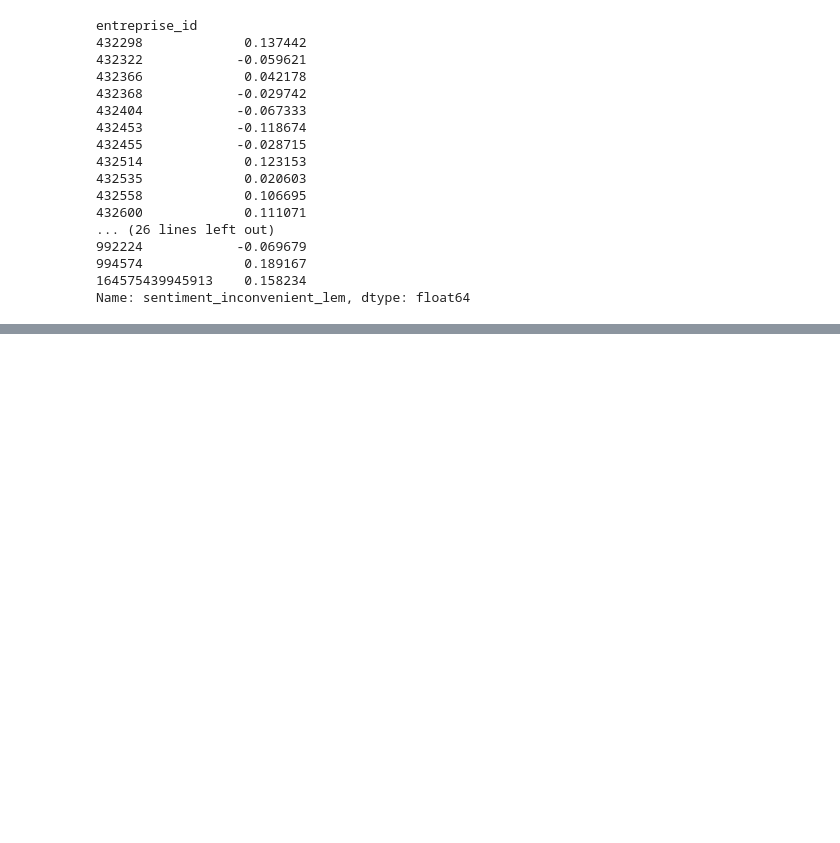
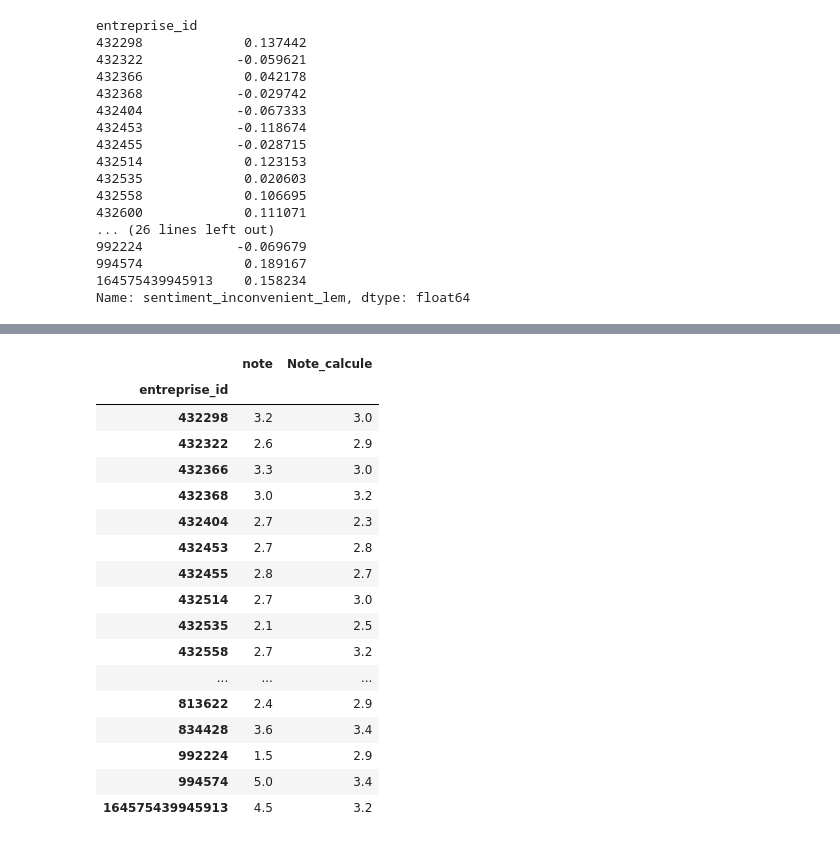
Before and after one commit to fmezirard/TAL, a Jupyter notebook: TraitementReview.ipynb, the cells around one changed output, grey strips where cells are left out. Cells and saved outputs as stored; diff of their text form; code cells hidden in the pictures; blank space fills up the shorter version.

```diff
--- a/TraitementReview.ipynb
+++ b/TraitementReview.ipynb
@@ -297,0 +359,22 @@ dtype: float64
+# %%
+moyenne_notes['Note_calcule'] = notes_echelle_1_converties
+moyenne_notes
+# %% [output]
+|  | note | Note_calcule |
+| entreprise_id |  |  |
+| 432298 | 3.2 | 3.0 |
+| 432322 | 2.6 | 2.9 |
+| 432366 | 3.3 | 3.0 |
+| 432368 | 3.0 | 3.2 |
+| 432404 | 2.7 | 2.3 |
+| 432453 | 2.7 | 2.8 |
+| 432455 | 2.8 | 2.7 |
+| 432514 | 2.7 | 3.0 |
+| 432535 | 2.1 | 2.5 |
+| 432558 | 2.7 | 3.2 |
+| ... | ... | ... |
+| 813622 | 2.4 | 2.9 |
+| 834428 | 3.6 | 3.4 |
+| 992224 | 1.5 | 2.9 |
+| 994574 | 5.0 | 3.4 |
+| 164575439945913 | 4.5 | 3.2 |
```
Also changed, not shown: parts of 16 cells of this notebook.
